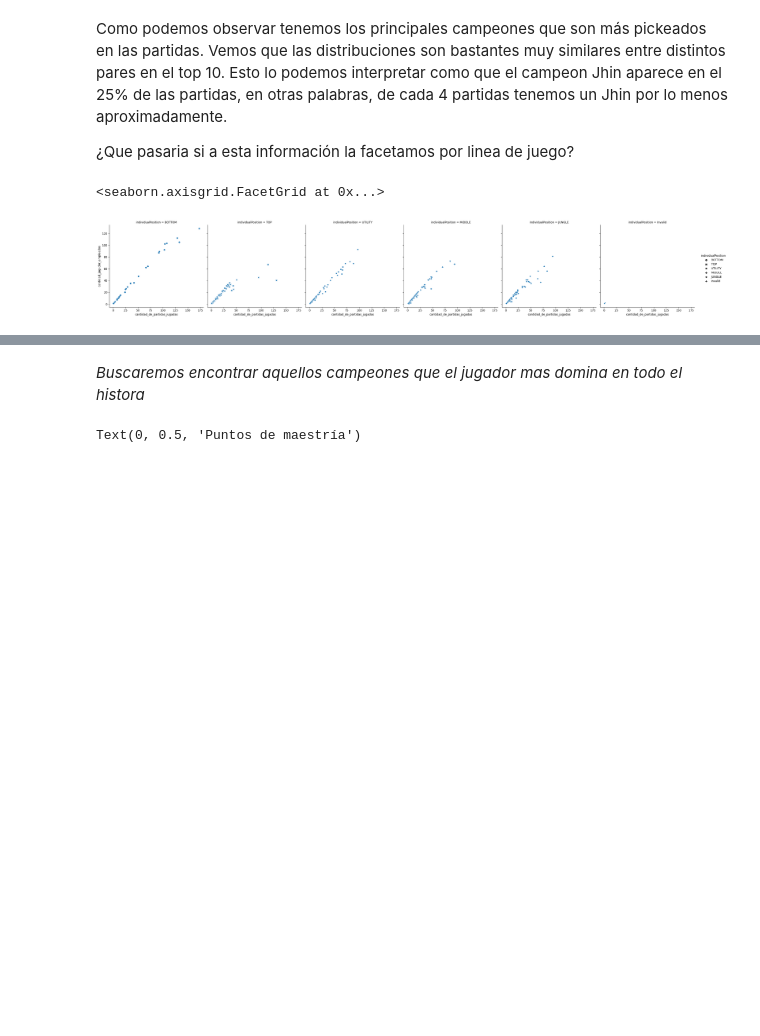
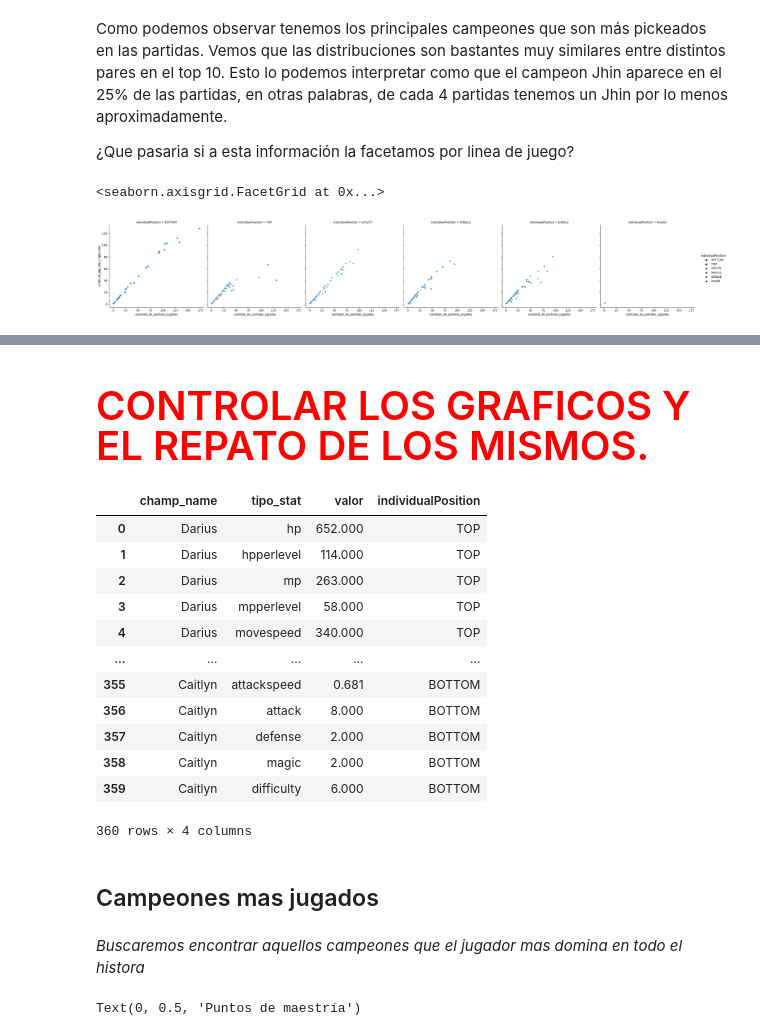
Before and after one commit to HugoCaleroBuratto/LeagueOfLegendMatch, a Jupyter notebook: lol_scrip.ipynb, the cells around one changed output, grey strips where cells are left out. Drawn from its saved outputs; the diff is of its cells as text; code cells hidden in the pictures; blank space fills up the shorter version.

```diff
--- a/lol_scrip.ipynb
+++ b/lol_scrip.ipynb
@@ -488,0 +602,42 @@ for rol in rols:
+# %%
+# Armamos un df con los 15 campeones a analzar, reutilizaremos codigo viejo y lo modifciaremos
+# Calculamos el pick rate
+data = popular_champions_games[['champ_name', 'id_game', 'individualPosition']].value_counts(['champ_name', 'individualPosition']).reset_index()
+# data['pick_rate'] = round(data['count']/722, 2)
+data['pick_rate'] = round(data[0]/722, 2)
+
+## Ordenamos los datos para quedarnos con los 10 primeros de cada rol
+data.sort_values(by=['individualPosition', 'pick_rate'], ascending=False, inplace=True)
+
+rols = ['TOP', 'UTILITY', 'MIDDLE', 'JUNGLE', 'BOTTOM']
+
+filter_data = pd.DataFrame()
+
+# Creamos un buble for para quedarnos con los 10 mejores
+for rol in rols:
+
+    # Filtramos por el rol
+    fil = data[data['individualPosition'] == rol][:3]
+
+    # Concatenamos los datos
+    filter_data = pd.concat([filter_data, fil], ignore_index=True)
+
+# Modificamos el nombre de la columna de informacion campeones para el merge
+informacion_campeones2 = informacion_campeones.rename(columns={'name':'champ_name'})
+
+# Unimos esta base con la de Informacion_campeones para obtenes los datos
+estadisticas_campeones = filter_data.merge(informacion_campeones2, how='inner', on='champ_name')
+
+# Dropeamos columnas que no interesan
+columnas_dropear = [0, 'pick_rate', 'version', 'id', 'key', 'title', 'blurb', 'tags', 'partype', 'individualPosition']
+estadisticas_campeones.drop(columns=columnas_dropear, inplace=True)
+
+# Establecer 'champ_name' como índice
+estadisticas_campeones.set_index('champ_name', inplace=True)
+
+# Utilizar el método melt()
+estadisticas_campeones = estadisticas_campeones.reset_index().melt(id_vars='champ_name', var_name='tipo_stat', value_name='valor')
+
+# Agregamos el rol de los campeones
+filter_data_rol = filter_data[['champ_name','individualPosition']]
+estadisticas_campeones = estadisticas_campeones.merge(filter_data_rol, how='inner', on='champ_name')
@@ -489,3 +657,26 @@ for rol in rols:
+# %% [markdown]
+<h1 style="font-size:40px;
+           color:red;
+           text-align:left">
+    CONTROLAR LOS GRAFICOS Y EL REPATO DE LOS MISMOS.</h1>
+# %%
+estadisticas_campeones
+# %% [output]
+|  | champ_name | tipo_stat | valor | individualPosition |
+| 0 | Darius | hp | 652.000 | TOP |
+| 1 | Darius | hpperlevel | 114.000 | TOP |
+| 2 | Darius | mp | 263.000 | TOP |
+| 3 | Darius | mpperlevel | 58.000 | TOP |
+| 4 | Darius | movespeed | 340.000 | TOP |
+| ... | ... | ... | ... | ... |
+| 355 | Caitlyn | attackspeed | 0.681 | BOTTOM |
+| 356 | Caitlyn | attack | 8.000 | BOTTOM |
+| 357 | Caitlyn | defense | 2.000 | BOTTOM |
+| 358 | Caitlyn | magic | 2.000 | BOTTOM |
+| 359 | Caitlyn | difficulty | 6.000 | BOTTOM |
+360 rows × 4 columns
+# %% [markdown]
+## Campeones mas jugados
 # %% [markdown]
 _Buscaremos encontrar aquellos campeones que el jugador mas domina en todo el histora_
 # %%
```
Also changed, not shown: parts of 31 cells of this notebook.
